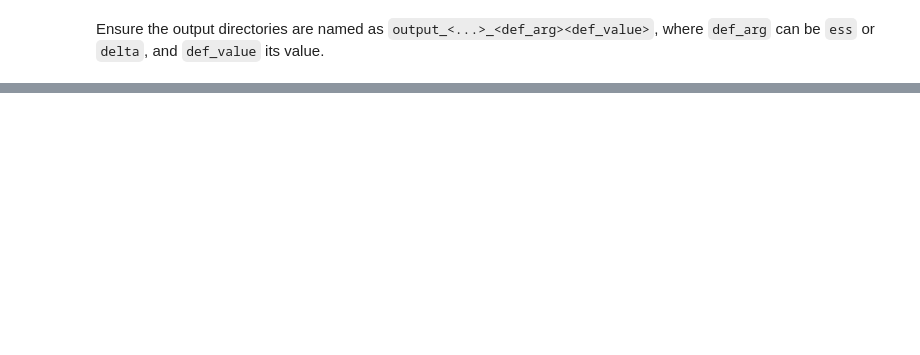
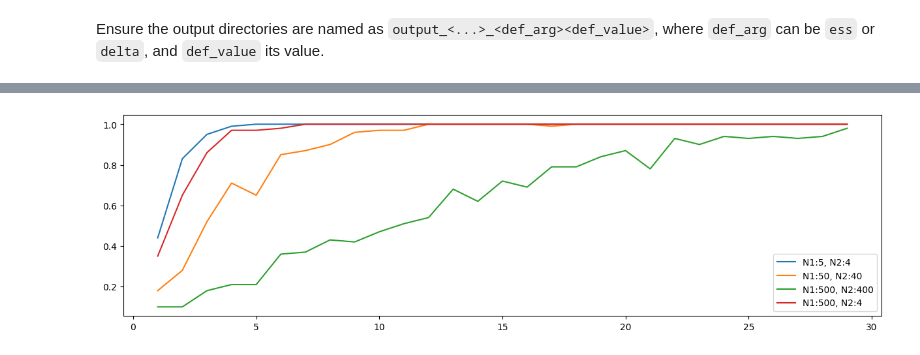
Before and after one commit to Niccolo-Rocchi/BN-Privacy, a Jupyter notebook: experiments/cn_vs_noisybn/Plot_results.ipynb, the cells around one changed output, grey strips where cells are left out. Drawn from its saved outputs; the diff is of its cells as text; code cells hidden in the pictures; blank space fills up the shorter version.

```diff
--- a/experiments/cn_vs_noisybn/Plot_results.ipynb
+++ b/experiments/cn_vs_noisybn/Plot_results.ipynb
@@ -20,3 +70,52 @@ from src.config import load_config, get_cur_dir, create_clean_dir
+# %%
+p = .6
+S_vec = np.arange(1, 30)
+
+def get_p_inter(p, S_vec, N1, N2):
+    p_inter = []
+    for S in S_vec:
+        intersec = []
+        maxit = 100
+        for _ in range(maxit):
+            data1 = bernoulli.rvs(size=N1, p=p)
+            data2 = bernoulli.rvs(size=N2, p=p)
+
+            af1 = Counter(data1).get(1, 0)
+            af2 = Counter(data2).get(1, 0)
+
+            p1.append(af1 / N1)
+            p2.append(af2 / N2)
+
+            ip1 = [af1/(N1+S), (af1+S)/(N1+S)]
+            ip2 = [af2/(N2+S), (af2+S)/(N2+S)]
+            int1.append(ip1)
+            int2.append(ip2)
+
+            inter = False if ip1[0] >= ip2[1] or ip2[0] >= ip1[1] else True
+            intersec.append(inter)
+
+        p_inter.append(sum(intersec)/len(intersec))
+    return p_inter
+
+
+plt.figure(figsize=(15 ,4))
+
+N1, N2 = 5, 4
+plt.plot(S_vec, get_p_inter(p, S_vec, N1, N2), label=f"N1:{N1}, N2:{N2}")
+
+N1, N2 = 50, 40
+plt.plot(S_vec, get_p_inter(p, S_vec, N1, N2), label=f"N1:{N1}, N2:{N2}")
+
+N1, N2 = 500, 400
+plt.plot(S_vec, get_p_inter(p, S_vec, N1, N2), label=f"N1:{N1}, N2:{N2}")
+
+N1, N2 = 500, 4
+plt.plot(S_vec, get_p_inter(p, S_vec, N1, N2), label=f"N1:{N1}, N2:{N2}")
+
+plt.legend()
+plt.show()
+# %% [output]
+[figure, added]
 # %%
 # Choose config file
 config = load_config("cn_vs_noisybn")
```
Also changed, not shown: parts of 3 cells of this notebook, 1 other file.
